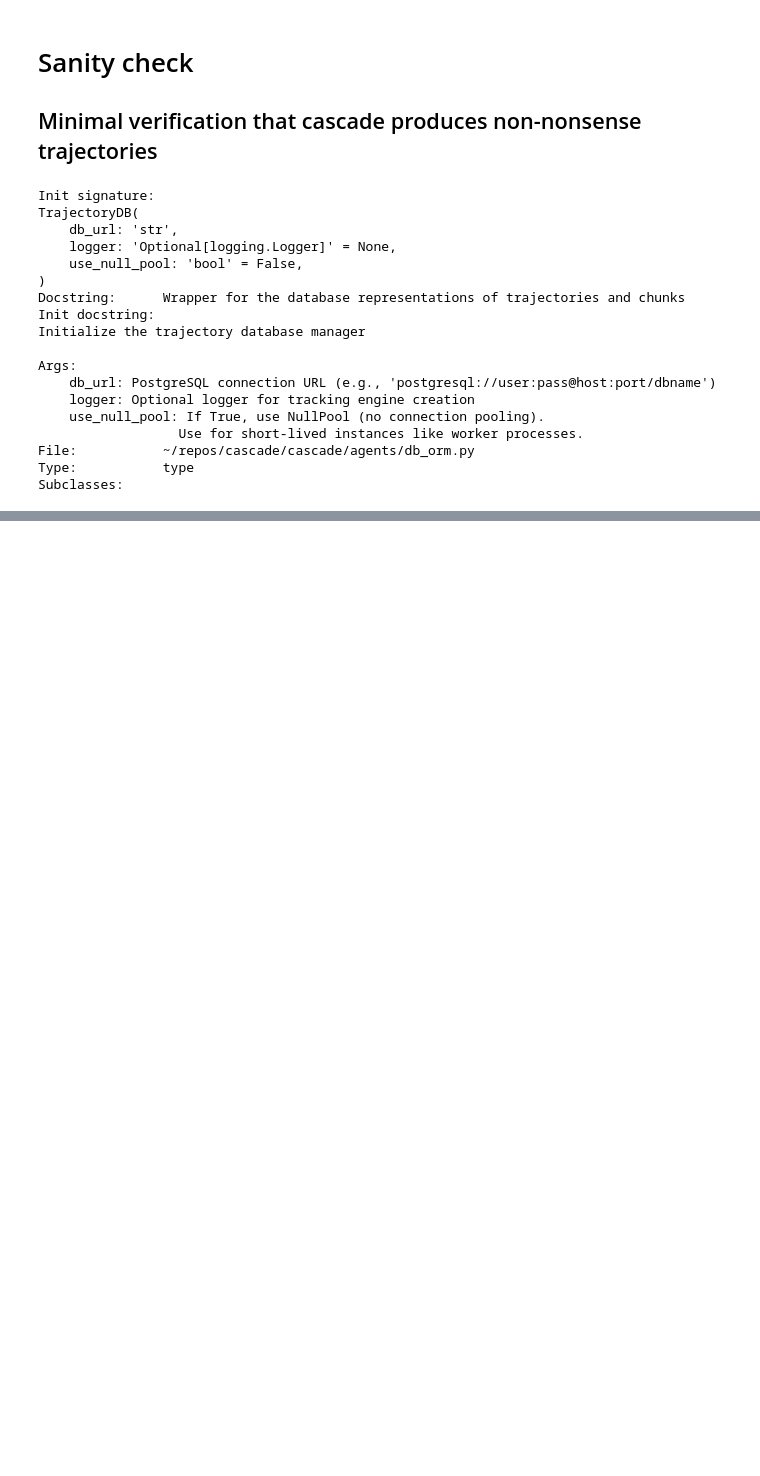
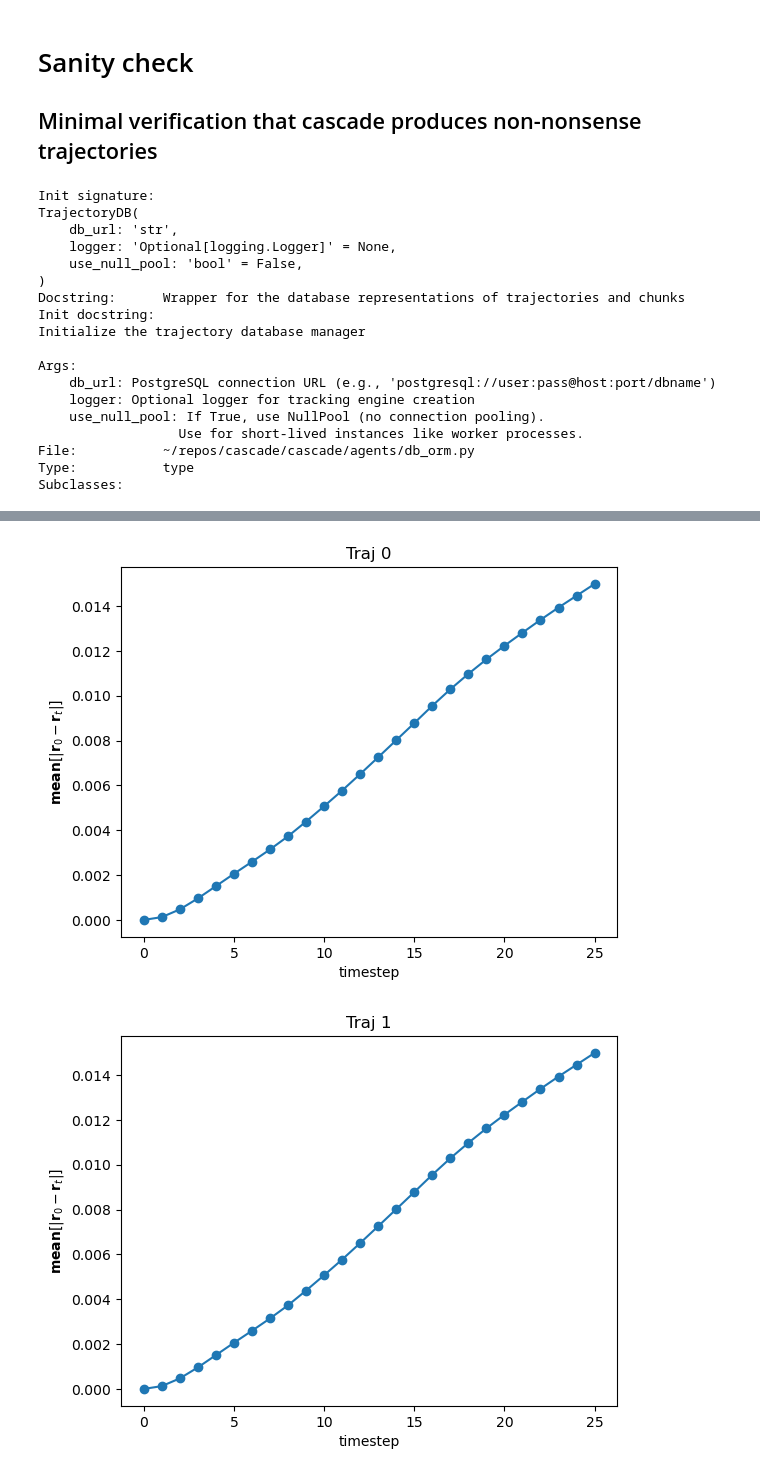
Before and after one commit to globus-labs/cascade, a Jupyter notebook: 3_cascade/1_sanity_check_run.ipynb, the cells around one changed output, grey strips where cells are left out. Cells and saved outputs as stored; diff of their text form; code cells hidden in the pictures; blank space fills up the shorter version.

```diff
--- a/3_cascade/1_sanity_check_run.ipynb
+++ b/3_cascade/1_sanity_check_run.ipynb
@@ -136,2 +153,18 @@ Object `db.get_trajectory_chunks_atoms` not found.
 # %%
-traj = db.get_trajectory_atoms(last_run_id, int(traj_info['traj_id'][0]))
+
+for traj_id in traj_ids:
+    traj = db.get_trajectory_atoms(last_run_id, traj_id)
+    r0 = traj[0].get_positions()
+    mad = np.zeros(len(traj))
+    for i, a in enumerate(traj):
+        mad[i] = np.mean(np.abs(a.get_positions() - r0))
+    plt.plot(mad)
+    t = np.arange(mad.shape[0])
+    plt.scatter(t, mad)
+    plt.xlabel('timestep')
+    plt.ylabel('$\mathbf{mean} [|\mathbf{r}_0 - \mathbf{r}_t|]$')
+    plt.title(f'Traj {traj_id}')
+    plt.show()
+# %% [output]
+[figure, added]
+[figure, added]
```
Also changed, not shown: parts of 20 cells of this notebook, 2 other files.
